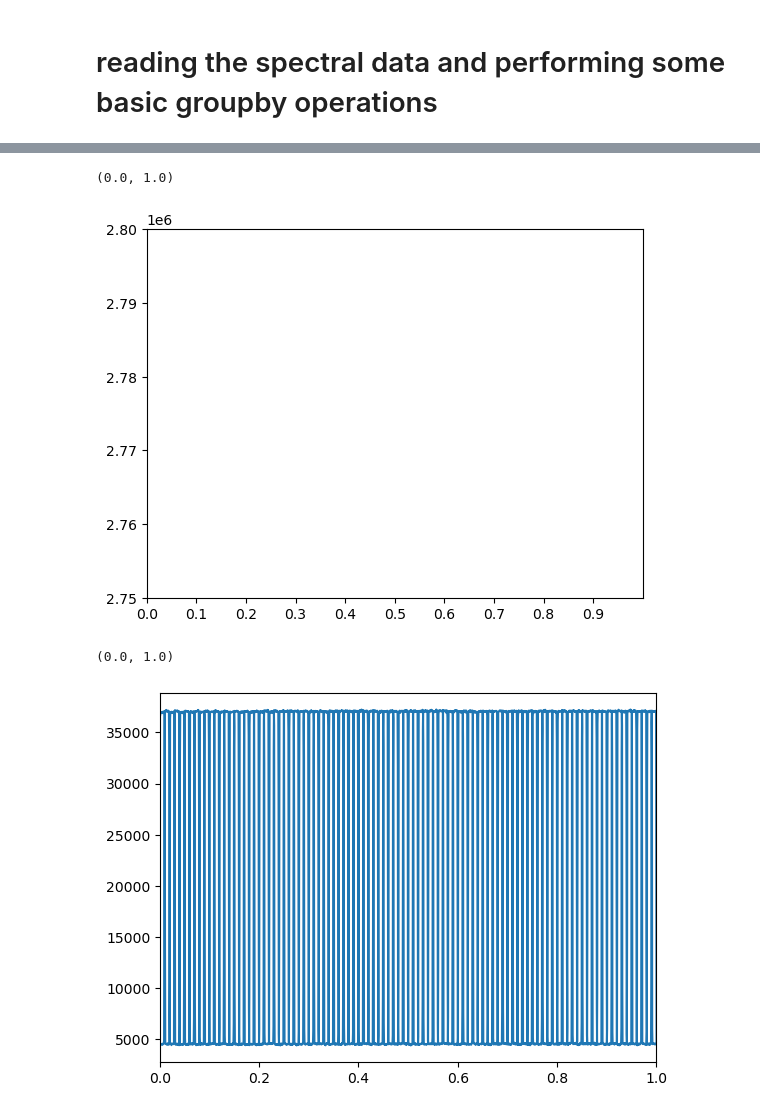
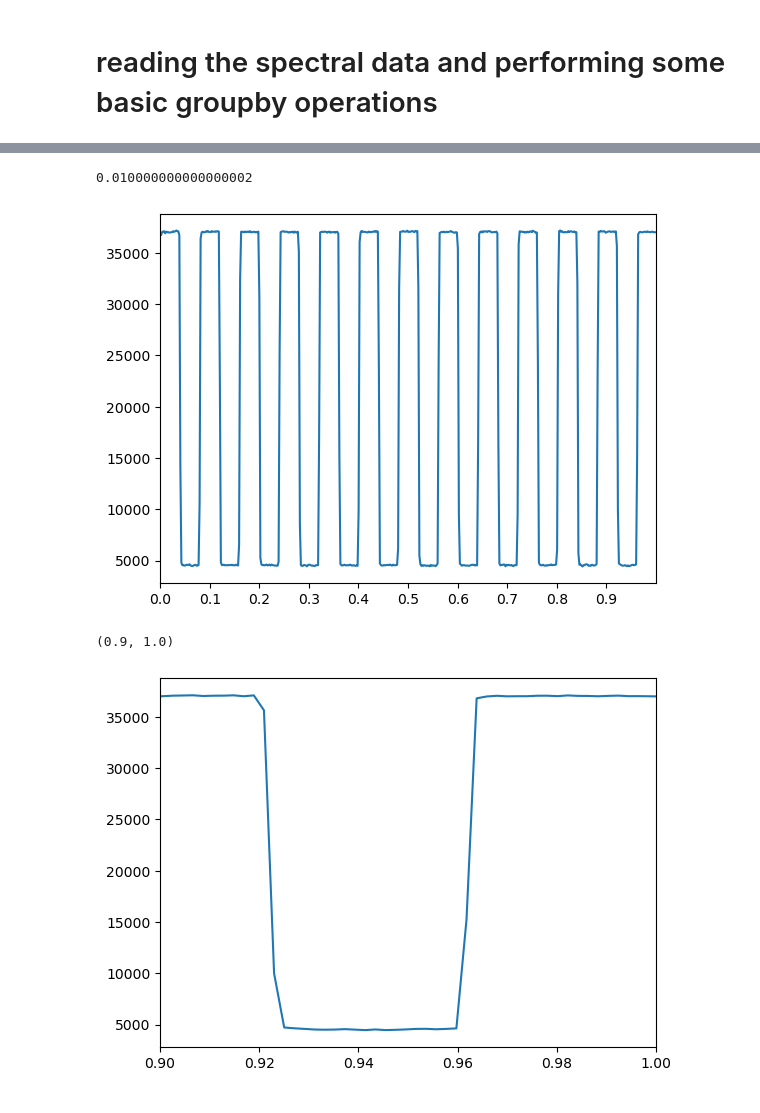
Before and after one commit to BenjaminSMoss/HiSpEC-Analysis, a Jupyter notebook: SEC_aligner_inital.ipynb, the cells around one changed output, grey strips where cells are left out. Cells and saved outputs as stored; diff of their text form; code cells hidden in the pictures.

```diff
--- a/SEC_aligner_inital.ipynb
+++ b/SEC_aligner_inital.ipynb
@@ -309,27 +314,30 @@ axs2[1].plot(df_shaped.iloc[:,0], df_shaped.iloc[:,1])
 # %%
 # create a deep copy of df22 called df22t
-df22U = df22.copy(deep=True)
+df22U = df22.copy(deep=True)[df22.index<5] # extra bit here to stop at 20s which is half way through
+# the cycle
 
 # set the index of df22t to the potential profile
-df22U.index = spectra_potentials
+df22U.index = spectra_potentials[df22.index<5]
+
 
 plt.plot(df22U.index, df22U[700])
 # set the y axis to be between 2.6 and 3 E6
-plt.ylim(2.75E6, 2.8E6)
+#plt.ylim(2.75E6, 2.8E6)
 
 
 # set the x ticks to be every 0.1 V
 plt.xticks(np.arange(-1, 1, 0.1));
 # set the x axis to be between 0.5 and 1
 plt.xlim(0, 1)
+0.05*0.2
 # %% [output]
-(0.0, 1.0)
+0.010000000000000002
-[figure, old version]
+[figure, new version]
 # %%
 # plot df22U[700] against df22U.index
 plt.plot(df22U.index, df22U[700])
 # set the x axis to be between 0.5 and 1
-plt.xlim(0,1)
+plt.xlim(0.9,1)
 # %% [output]
-(0.0, 1.0)
+(0.9, 1.0)
-[figure, old version]
+[figure, new version]
```
Also changed, not shown: parts of 13 cells of this notebook.
